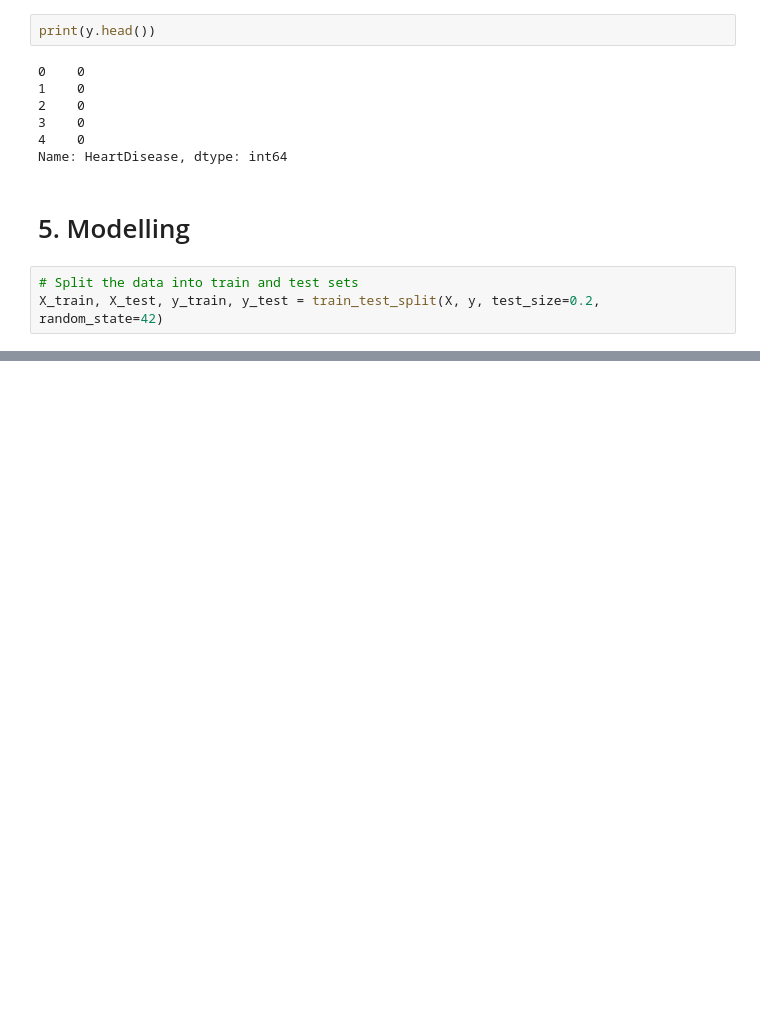
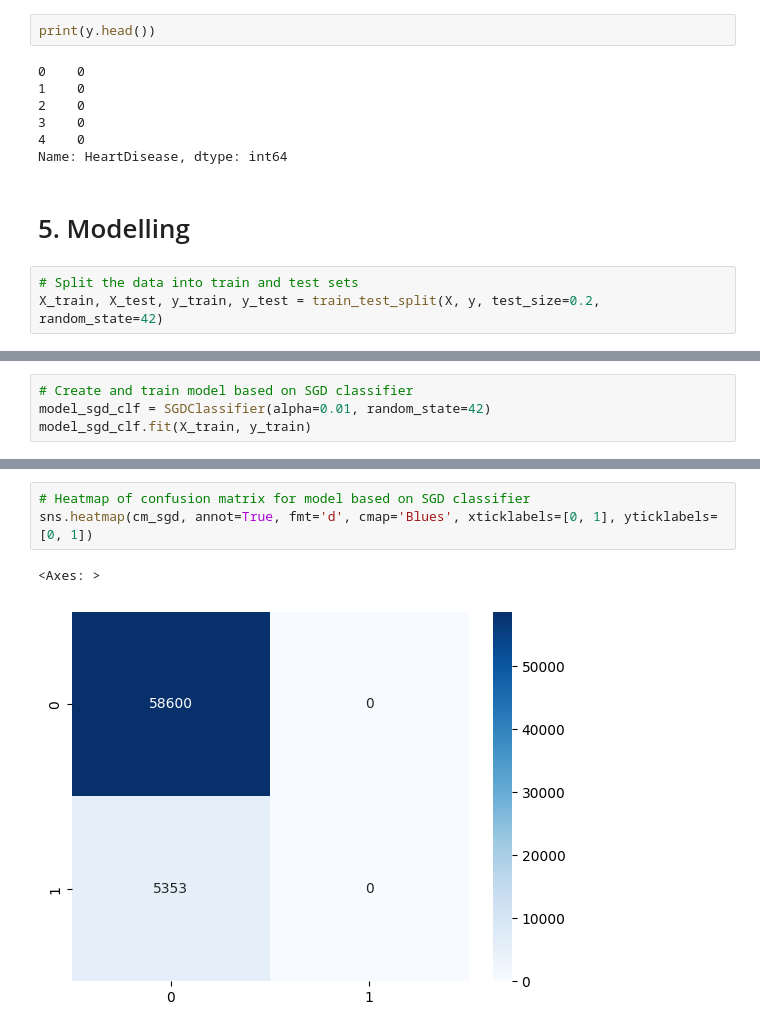
Before and after one commit to FilipJanikulaS22660/ASI_grupa_6, a Jupyter notebook: asi-grupa-6/notebooks/Heart_disease_classification.ipynb, the cells around one changed output, grey strips where cells are left out. Drawn from its saved outputs; the diff is of its cells as text; blank space fills up the shorter version.

```diff
--- a/asi-grupa-6/notebooks/Heart_disease_classification.ipynb
+++ b/asi-grupa-6/notebooks/Heart_disease_classification.ipynb
@@ -284,0 +310,4 @@ ValueError: could not convert string to float: 'Yes'
+# %%
+# Create and train model based on SGD classifier
+model_sgd_clf = SGDClassifier(alpha=0.01, random_state=42)
+model_sgd_clf.fit(X_train, y_train)
@@ -316,0 +406,6 @@ dtype: float64
+# %%
+# Heatmap of confusion matrix for model based on SGD classifier
+sns.heatmap(cm_sgd, annot=True, fmt='d', cmap='Blues', xticklabels=[0, 1], yticklabels=[0, 1])
+# %% [output]
+<Axes: >
+[figure, added]
```
Also changed, not shown: parts of 18 cells of this notebook.
